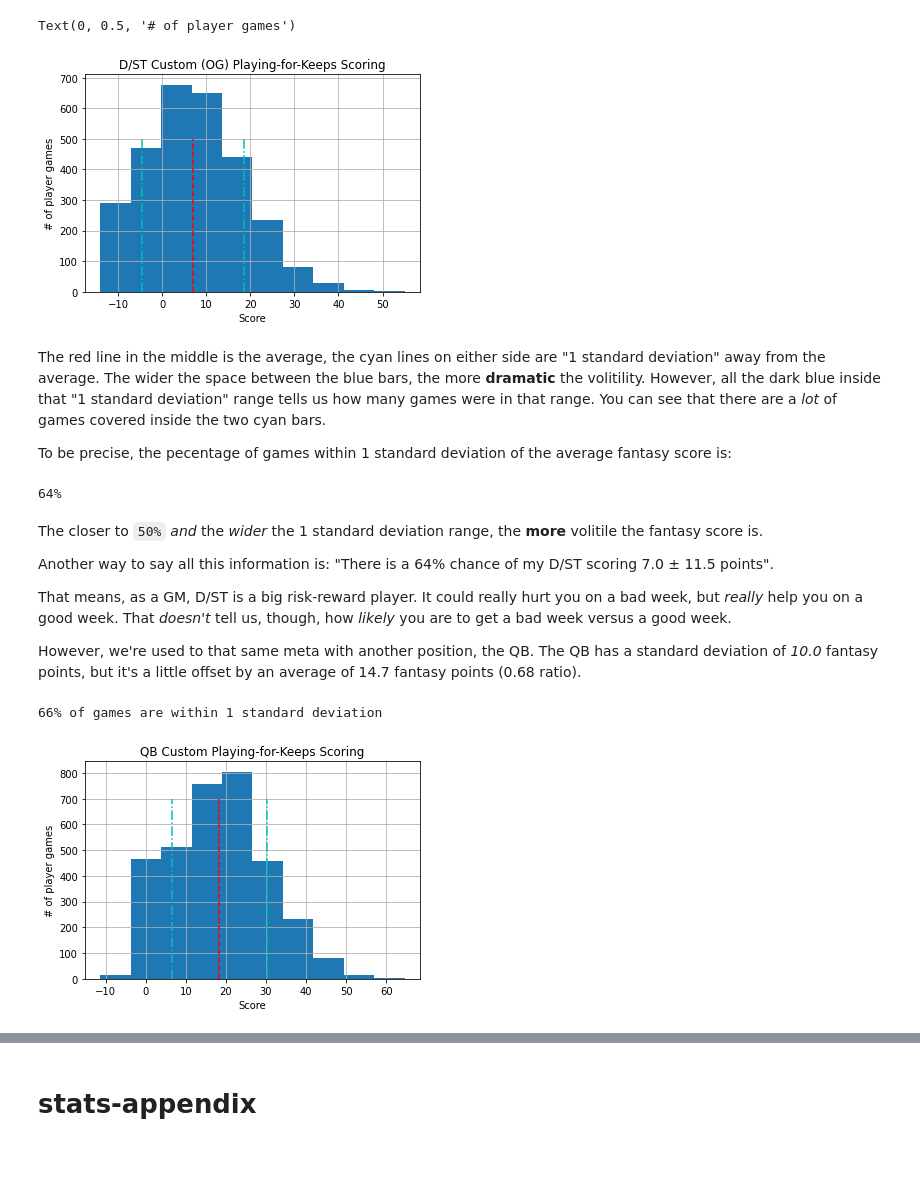
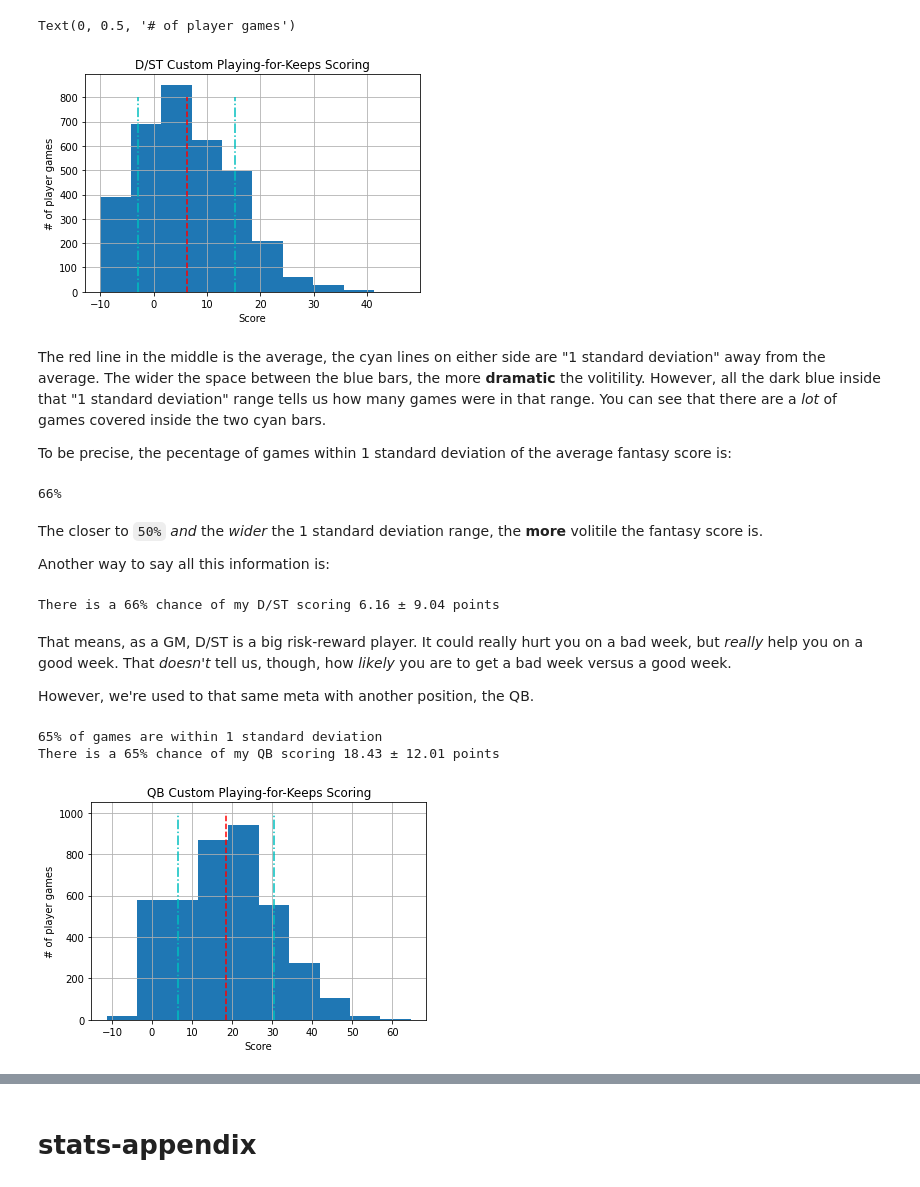
Before and after one commit to wspurgin/fantasy_football_stats, a Jupyter notebook: Fantasy Football Defense Stat Scrapper.ipynb, the cells around one changed output, grey strips where cells are left out. Saved outputs shown, nothing was run; the diff lists cells and outputs as text; code cells hidden in the pictures; blank space fills up the shorter version.

```diff
--- a/Fantasy Football Defense Stat Scrapper.ipynb
+++ b/Fantasy Football Defense Stat Scrapper.ipynb
@@ -24,5 +26,5 @@ import sys
 # %%
-seasons = [2014, 2015, 2016, 2017, 2018, 2019]
+seasons = [2014, 2015, 2016, 2017, 2018, 2019, 2020]
 weeks = range(1, 17)
 pos = {
     "D/ST": 99,
@@ -272,39 +217,47 @@ It's easier if we visualize it:
 # %%
 df_avg = df.CustFPts.mean()
 df_std = df.CustFPts.std()
 df.CustFPts.hist()
-plt.title("D/ST Custom (OG) Playing-for-Keeps Scoring")
-plt.vlines([df_avg, df_avg + df_std, df_avg - df_std], 0, 500, ['r', 'c', 'c'], ['dashed', 'dashdot', 'dashdot'])
+plt.title("D/ST Custom Playing-for-Keeps Scoring")
+plt.vlines([df_avg, df_avg + df_std, df_avg - df_std], 0, 800, ['r', 'c', 'c'], ['dashed', 'dashdot', 'dashdot'])
 plt.xlabel("Score")
 plt.ylabel("# of player games")
 # %% [output]
 Text(0, 0.5, '# of player games')
-[figure, old version]
+[figure, new version]
 # %% [markdown]
 The red line in the middle is the average, the cyan lines on either side are "1 standard deviation" away from the average. The wider the space between the blue bars, the more **dramatic** the volitility. However, all the dark blue inside that "1 standard deviation" range tells us how many games were in that range. You can see that there are a _lot_ of games covered inside the two cyan bars.
 
 To be precise, the pecentage of games within 1 standard deviation of the average fantasy score is:
 # %%
-print("{0:.0%}".format(df.where(df.CustFPts >= (df_avg - df_std)).where(df.CustFPts <= (df_avg + df_std)).G.count() / df.G.count()))
+df_games_within_one_std = df.where(df.CustFPts >= (df_avg - df_std)).where(df.CustFPts <= (df_avg + df_std)).G.count() / df.G.count()
+print("{0:.0%}".format(df_games_within_one_std))
 # %% [output]
-64%
+66%
+# %% [markdown]
+The closer to `50%` *and* the *wider* the 1 standard deviation range, the **more** volitile the fantasy score is.
+
+Another way to say all this information is:
+# %%
+print("There is a {0:.0%} chance of my D/ST scoring {1:.2f} ± {2:.2f} points".format(df_games_within_one_std, df_avg, df_std))
+# %% [output]
+There is a 66% chance of my D/ST scoring 6.16 ± 9.04 points
 # %% [markdown]
-The closer to `50%` *and* the *wider* the 1 standard deviation range, the **more** volitile the fantasy score is.
-
-Another way to say all this information is: "There is a 64% chance of my D/ST scoring 7.0 ± 11.5 points".
-
 That means, as a GM, D/ST is a big risk-reward player. It could really hurt you on a bad week, but _really_ help you on a good week. That _doesn't_ tell us, though, how _likely_ you are to get a bad week versus a good week.
 
-However, we're used to that same meta with another position, the QB. The QB has a standard deviation of *10.0* fantasy points, but it's a little offset by an average of 14.7 fantasy points (0.68 ratio).
+However, we're used to that same meta with another position, the QB.
 # %%
 qb_avg = qb_df.CustFPts.mean()
 qb_std = qb_df.CustFPts.std()
+qb_within_bd_games = qb_df.where(qb_df.CustFPts >= (qb_avg - qb_std)).where(qb_df.CustFPts <= (qb_avg + qb_std)).G.count() / qb_df.G.count()
 qb_df.CustFPts.hist()
 plt.title("QB Custom Playing-for-Keeps Scoring")
-plt.vlines([qb_avg, qb_avg + qb_std, qb_avg - qb_std], 0, 700, ['r', 'c', 'c'], ['dashed', 'dashdot', 'dashdot'])
+plt.vlines([qb_avg, qb_avg + qb_std, qb_avg - qb_std], 0, 1000, ['r', 'c', 'c'], ['dashed', 'dashdot', 'dashdot'])
 plt.xlabel("Score")
 plt.ylabel("# of player games")
-print("{0:.0%} of games are within 1 standard deviation".format(qb_df.where(qb_df.CustFPts >= (qb_avg - qb_std)).where(qb_df.CustFPts <= (qb_avg + qb_std)).G.count() / qb_df.G.count()))
+print("{0:.0%} of games are within 1 standard deviation".format(qb_within_bd_games))
+print("There is a {0:.0%} chance of my QB scoring {1:.2f} ± {2:.2f} points".format(qb_within_bd_games, qb_avg, qb_std))
 # %% [output]
-66% of games are within 1 standard deviation
+65% of games are within 1 standard deviation
+There is a 65% chance of my QB scoring 18.43 ± 12.01 points
-[figure, old version]
+[figure, new version]
```
Also changed, not shown: parts of 30 cells of this notebook.
